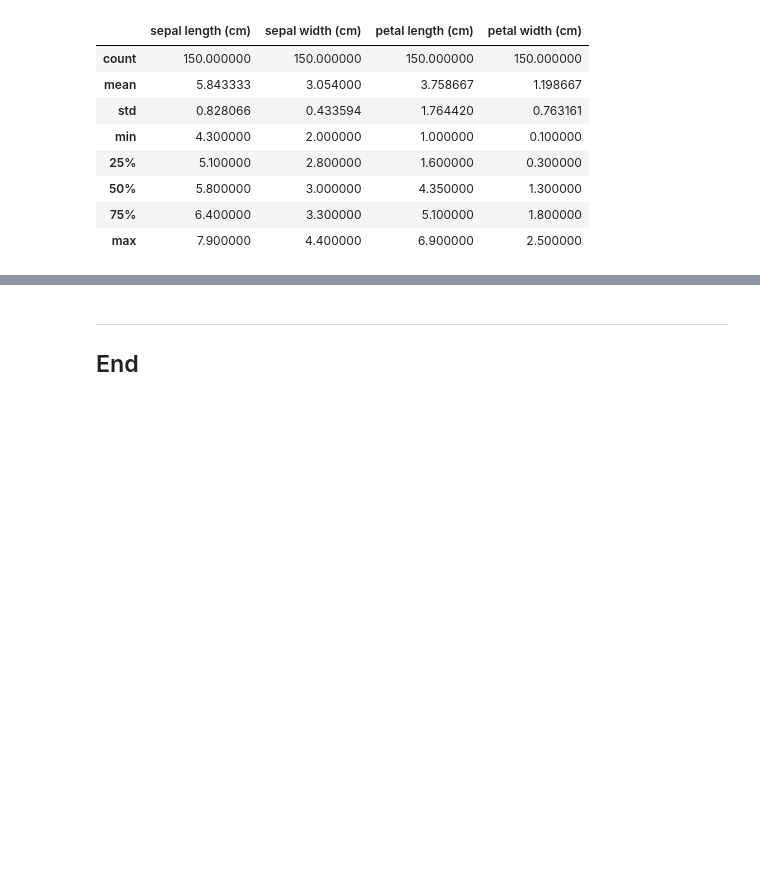
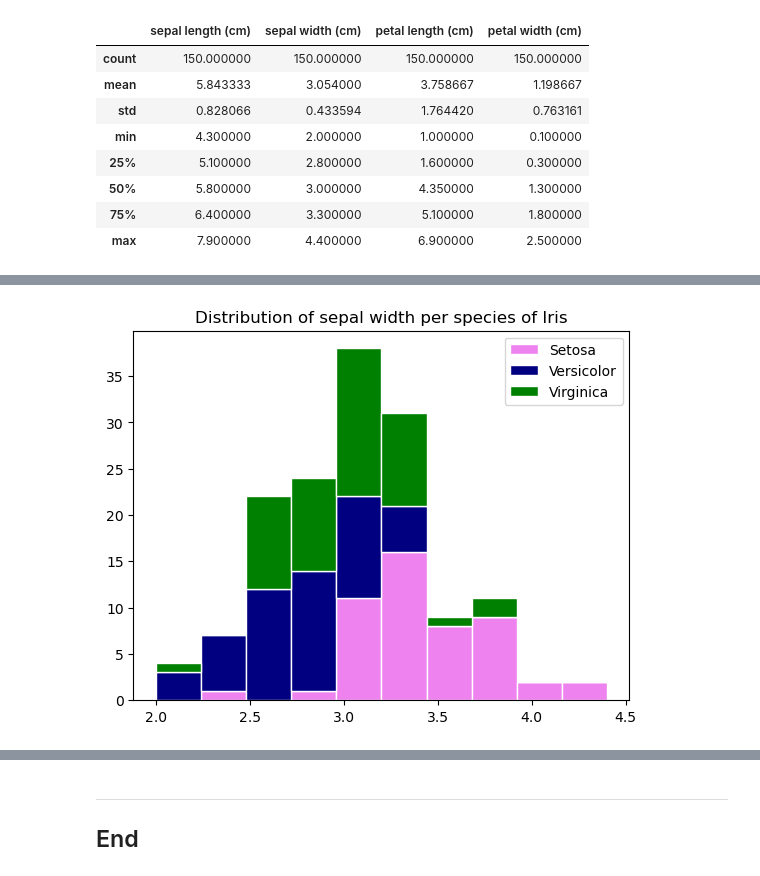
Before and after one commit to Ange-Dvs/pands-project, a Jupyter notebook: iris.ipynb, the cells around one changed output, grey strips where cells are left out. Drawn from its saved outputs; the diff is of its cells as text; code cells hidden in the pictures; blank space fills up the shorter version.

```diff
--- a/iris.ipynb
+++ b/iris.ipynb
@@ -85,0 +129,16 @@ https://en.wikipedia.org/wiki/Iris_flower_data_set
+# %%
+# Concatenate the petal width data from all three species
+all_sepal_widths = [setosa_df['sepal width (cm)'], versicolor_df['sepal width (cm)'], virginica_df['sepal width (cm)']]
+
+# Plotting a histogram
+plt.hist(all_sepal_widths,
+         bins=10,
+         stacked=True,
+         label=['Setosa', 'Versicolor', 'Virginica'],
+         edgecolor='white',
+         color=['violet', 'navy', 'green'])
+plt.title("Distribution of sepal width per species of Iris") # setting plot title
+plt.legend()
+plt.show() # showing the plot
+# %% [output]
+[figure, added]
```
Also changed, not shown: parts of 13 cells of this notebook, 2 other files.
